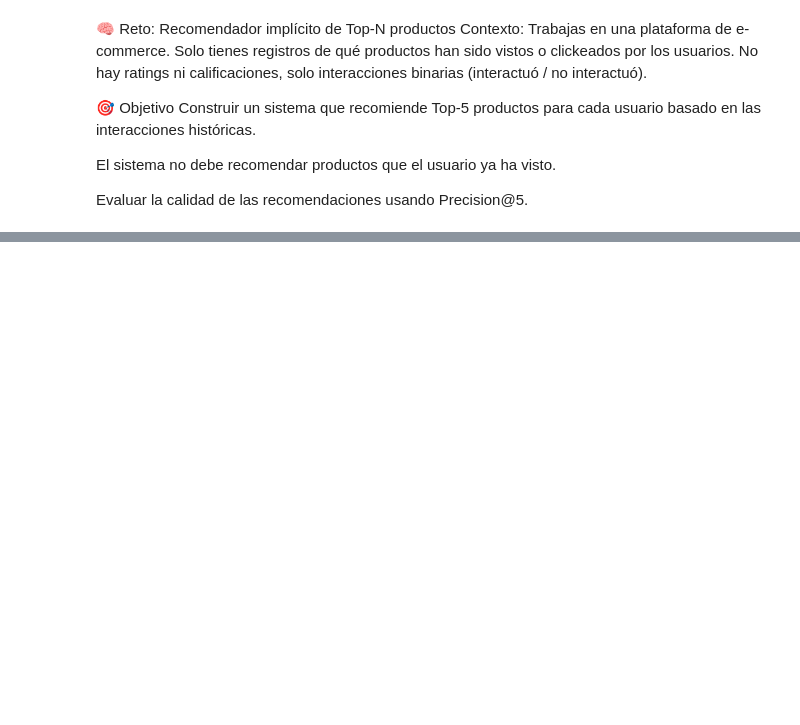
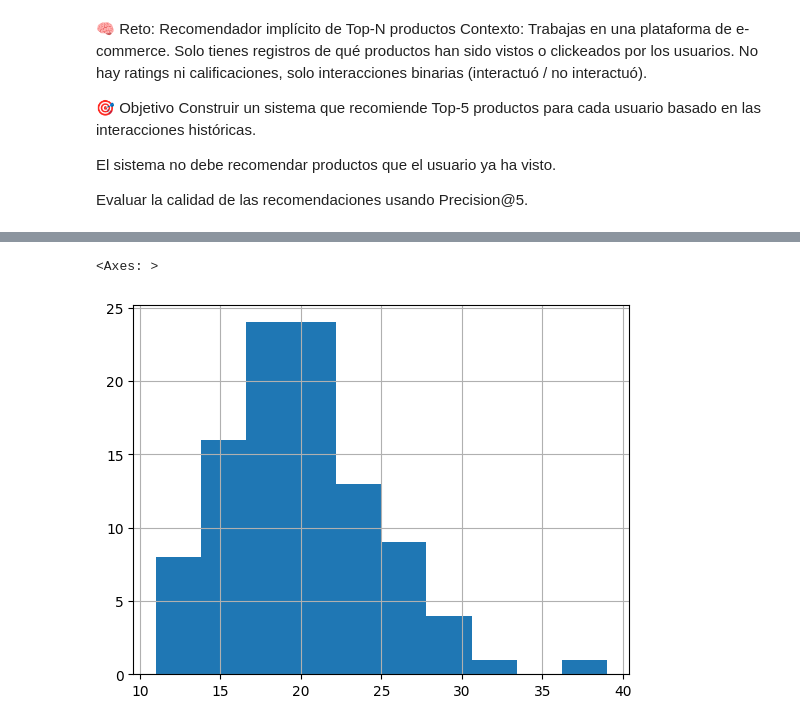
Before and after one commit to jonjimenez99/Portafolio, a Jupyter notebook: Sistema_recomendador.ipynb, the cells around one changed output, grey strips where cells are left out. Drawn from its saved outputs; the diff is of its cells as text; code cells hidden in the pictures; blank space fills up the shorter version.

```diff
--- a/Sistema_recomendador.ipynb
+++ b/Sistema_recomendador.ipynb
@@ -31,0 +64,9 @@ df.head()
+# %%
+# Distribution of interactions for each ítem:
+group_item_id = df.groupby('item_id')['interaction'].count().reset_index()
+group_item_id.sort_values(by='interaction', ascending=False, inplace=True)
+group_item_id.head()
+group_item_id['interaction'].hist(bins=10)
+# %% [output]
+<Axes: >
+[figure, added]
```
Also changed, not shown: parts of 24 cells of this notebook.
